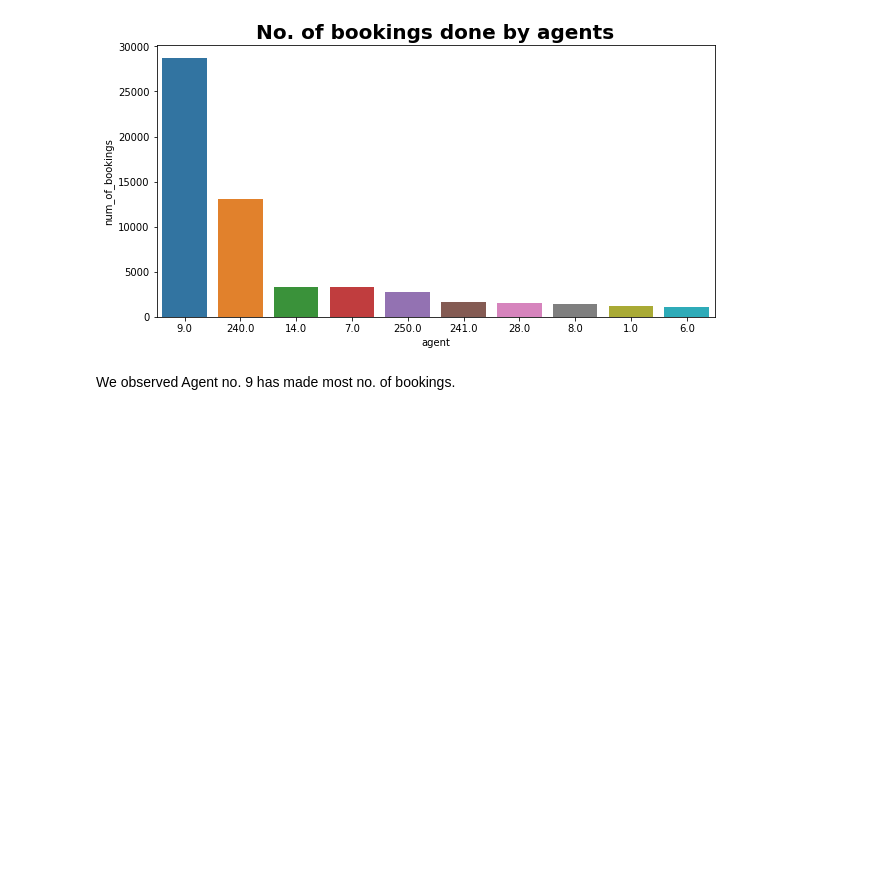
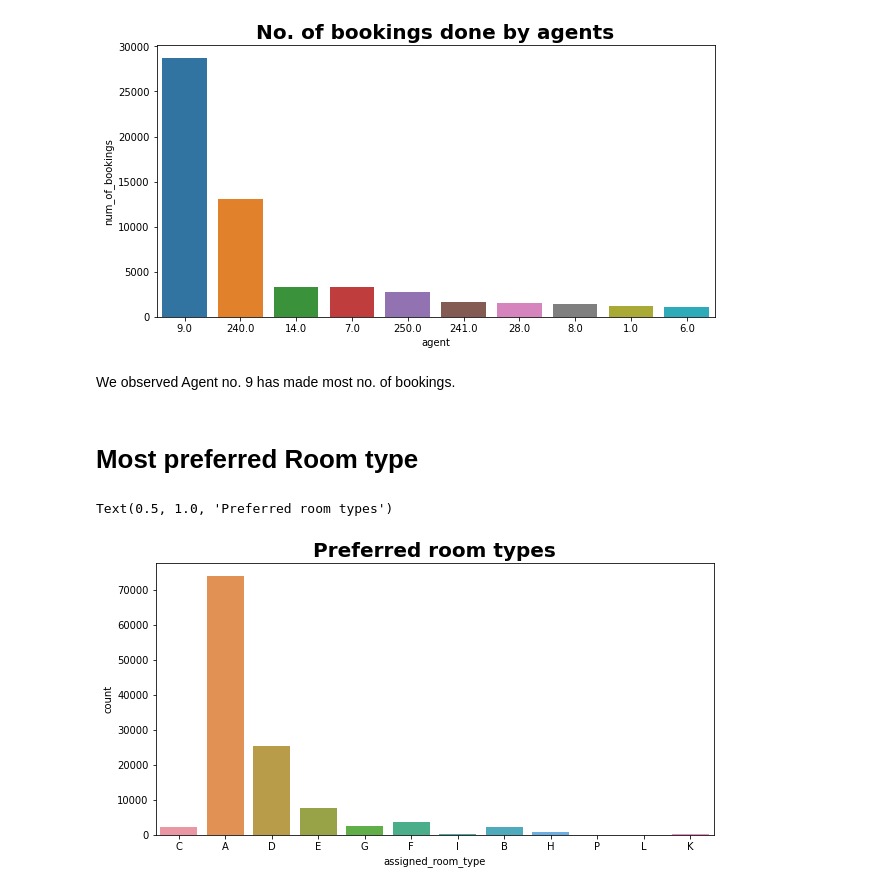
Before and after one commit to 11-Kani/Hotel_Booking_Analysis__Project_1-, a Jupyter notebook: Hotel_Booking_Analysis_Capstone_Project.ipynb, the cells around one changed output. Saved outputs shown, nothing was run; the diff lists cells and outputs as text; code cells hidden in the pictures; blank space fills up the shorter version.

```diff
--- a/Hotel_Booking_Analysis_Capstone_Project.ipynb
+++ b/Hotel_Booking_Analysis_Capstone_Project.ipynb
@@ -303,3 +303,12 @@ Text(0.5, 1.0, 'No. of bookings done by agents')
 [figure]
 # %% [markdown]
 We observed Agent no. 9 has made most no. of bookings.
+# %% [markdown]
+# Most preferred Room type
+# %%
+plt.figure(figsize = (10,5))
+sns.countplot( x = Hotel_df['assigned_room_type'])
+plt.title('Preferred room types',fontweight="bold", size=20)
+# %% [output]
+Text(0.5, 1.0, 'Preferred room types')
+[figure, added]
```
Also changed, not shown: parts of 11 cells of this notebook.
